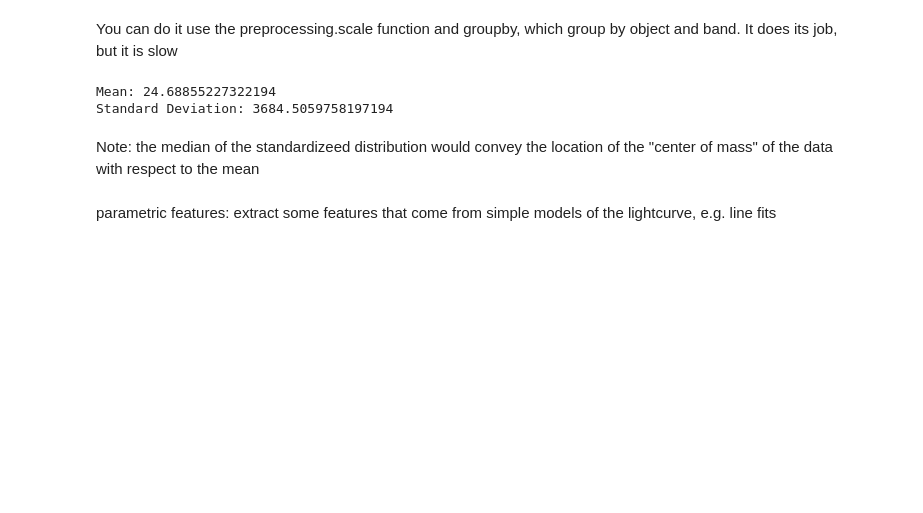
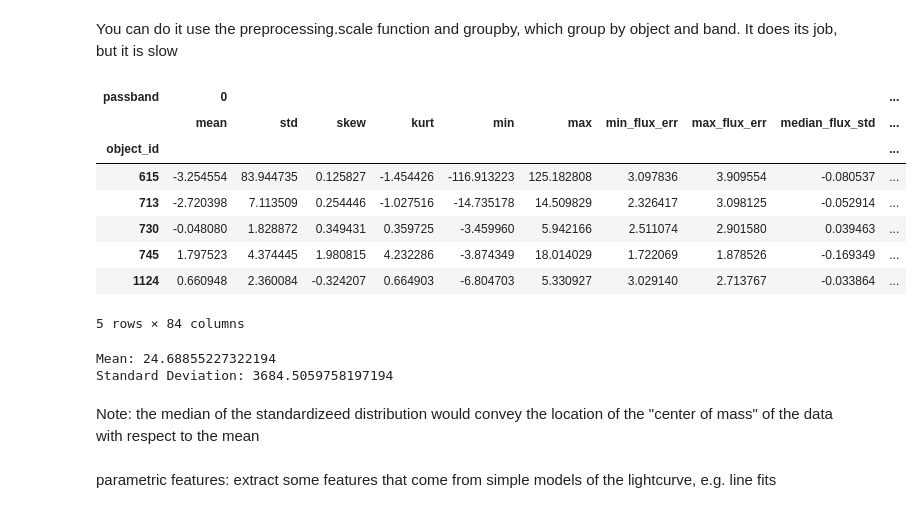
Before and after one commit to mysujan/MLTSA25_SShrestha, a Jupyter notebook: HW4/PLAsTICC_GP_homework.ipynb, the cells around one changed output. Drawn from its saved outputs; the diff is of its cells as text; code cells hidden in the pictures; blank space fills up the shorter version.

```diff
--- a/HW4/PLAsTICC_GP_homework.ipynb
+++ b/HW4/PLAsTICC_GP_homework.ipynb
@@ -385,3 +385,39 @@ I extracted  the max and min, but also their uncertainties because outlier point
 If a distribution has spikes the standard deviation will be larger even if the other datapoints are exactly the same. Save the mean and the max of both original distribution and the standardized one (standardized = mean subtracted and divided by the standard deviation).
 # %% [markdown]
 Standardize the lcvs and extract some features from the raw lightcurve -
+# %%
+# Feature extraction from the standardized light curve
+def standardized_features(group):
+    # Linear fit
+    slope, intercept, r_value, p_value, std_err = st.linregress(group['mjd'], group['flux_std'])
+
+    # Quadratic fit (using polyfit)
+    coeffs = np.polyfit(group['mjd'], group['flux_std'], 2)  # Fit a 2nd-degree polynomial
+    quadratic_likelihood = np.sum((np.polyval(coeffs, group['mjd']) - group['flux_std'])**2)  # Calculate likelihood
+
+    return pd.Series({
+        'median_flux_std': group['flux_std'].median(),
+        'slope_std': slope,
+        'intercept_std': intercept,
+        'linear_likelihood': p_value,  # Using p-value as a proxy for likelihood of linear fit
+        'quadratic_likelihood': quadratic_likelihood,
+        'quadratic_parameter_sign': np.sign(coeffs[0])
+    })
+
+# Rename columns in lcvs_std to avoid ambiguity
+lcvs_std = lcvs_std.rename(columns={'object_id': 'obj_id', 'passband': 'pb'})
+
+# Remove ambiguity by resetting index and dropping columns used in grouping
+std_features = lcvs_std.reset_index().groupby(['obj_id', 'pb'], as_index=False).apply(standardized_features)
+
+print(std_features.head(20))
+
+# Rename columns back in std_features for merging
+std_features = std_features.rename(columns={'obj_id': 'object_id', 'pb': 'passband'})
+
+# Combine all features using merge
+allfeatures_std = pd.merge(features.reset_index(), std_features, on=['object_id', 'passband'], how='left')
+print(allfeatures.head(20))
+
+allfeatures_std = allfeatures_std.set_index(['object_id', 'passband']).stack().unstack([1, 2])
+allfeatures.shape
@@ -388,5 +443,17 @@ Standardize the lcvs and extract some features from the raw lightcurve -
 # %% [markdown]
 You can do it use  the preprocessing.scale function and groupby, which group by object and band. It does its job, but it is slow
+# %%
+allfeatures_std.head()
+# %% [output]
+| passband | 0 |  |  |  |  |  |  |  |  | ... |
+|  | mean | std | skew | kurt | min | max | min_flux_err | max_flux_err | median_flux_std | ... |
+| object_id |  |  |  |  |  |  |  |  |  | ... |
+| 615 | -3.254554 | 83.944735 | 0.125827 | -1.454426 | -116.913223 | 125.182808 | 3.097836 | 3.909554 | -0.080537 | ... |
+| 713 | -2.720398 | 7.113509 | 0.254446 | -1.027516 | -14.735178 | 14.509829 | 2.326417 | 3.098125 | -0.052914 | ... |
+| 730 | -0.048080 | 1.828872 | 0.349431 | 0.359725 | -3.459960 | 5.942166 | 2.511074 | 2.901580 | 0.039463 | ... |
+| 745 | 1.797523 | 4.374445 | 1.980815 | 4.232286 | -3.874349 | 18.014029 | 1.722069 | 1.878526 | -0.169349 | ... |
+| 1124 | 0.660948 | 2.360084 | -0.324207 | 0.664903 | -6.804703 | 5.330927 | 3.029140 | 2.713767 | -0.033864 | ... |
+5 rows × 84 columns
 # %%
 mean_norm = lcvs['flux'].mean()
 std_norm = lcvs['flux'].std()
```
Also changed, not shown: parts of 2 cells of this notebook.
